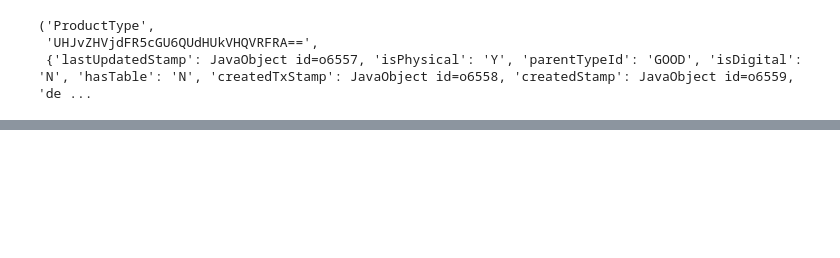
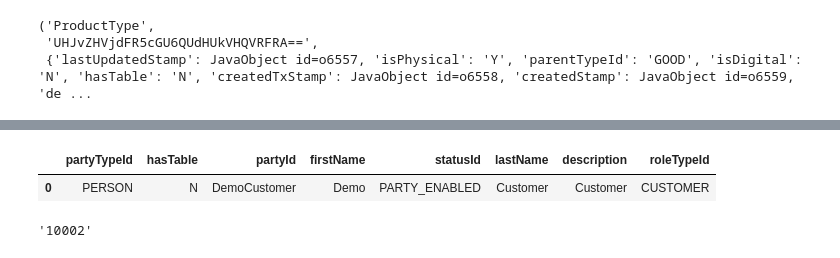
Before and after one commit to samlet/saai, a Jupyter notebook: notebook/procs-warehouse.ipynb, the cells around one changed output, grey strips where cells are left out. Saved outputs shown, nothing was run; the diff lists cells and outputs as text; code cells hidden in the pictures; blank space fills up the shorter version.

```diff
--- a/notebook/procs-warehouse.ipynb
+++ b/notebook/procs-warehouse.ipynb
@@ -165,0 +200,5 @@ val.getEntityName(), get_gid(val), val
+# %%
+from sagas.nlu.warehouse import warehouse as wh
+wh.e('df').queryPartyRoleDetailAndPartyDetail(partyId='DemoCustomer',
+    roleTypeId='CUSTOMER')
+# %% [output]
@@ -165,0 +206,11 @@ val.getEntityName(), get_gid(val), val
+|  | partyTypeId | hasTable | partyId | firstName | statusId | lastName | description | roleTypeId |
+| 0 | PERSON | N | DemoCustomer | Demo | PARTY_ENABLED | Customer | Customer | CUSTOMER |
+# %%
+from sagas.ofbiz.date_time import DateTime
+ok,r=wh.srv.createPerson(firstName='samlet',
+                      lastName='wu',
+                      birthDate=DateTime.date('1999-12-10'))
+partyId=r['partyId']
+partyId
+# %% [output]
+'10002'
```
Also changed, not shown: parts of 9 cells of this notebook, 6 other files.
